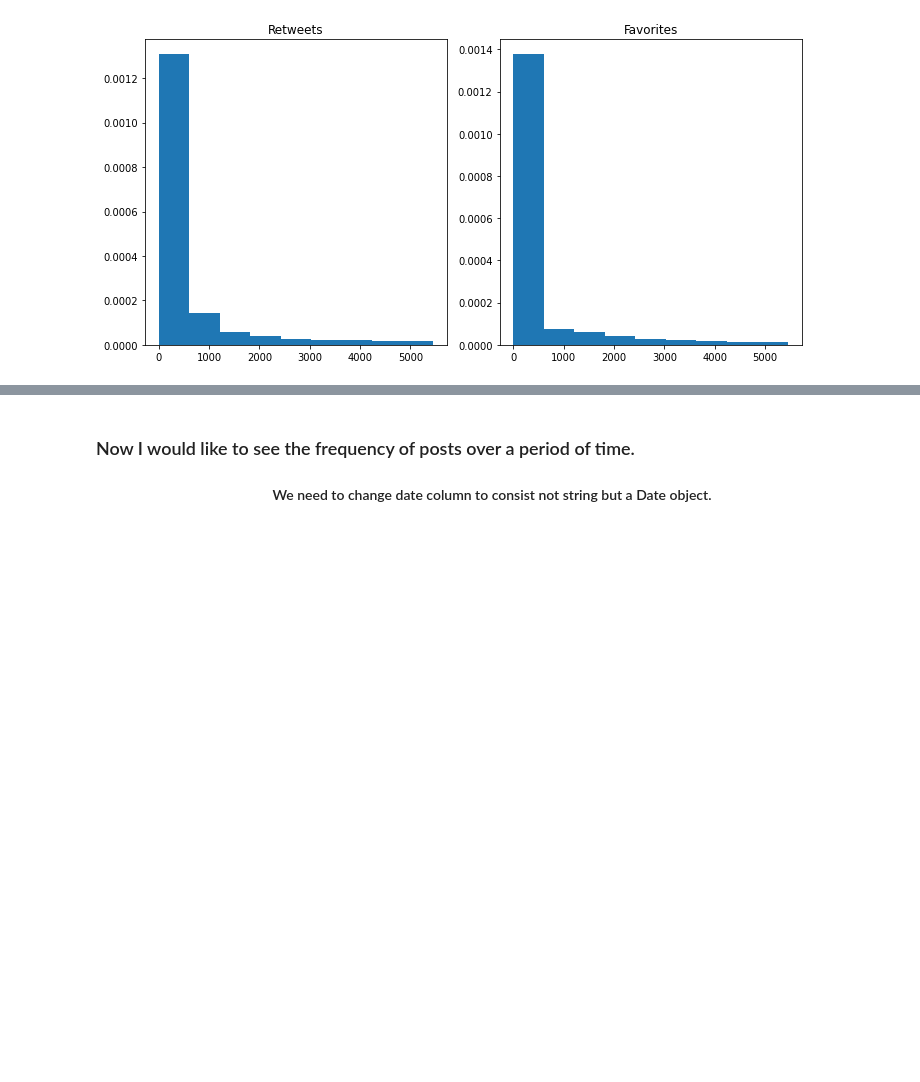
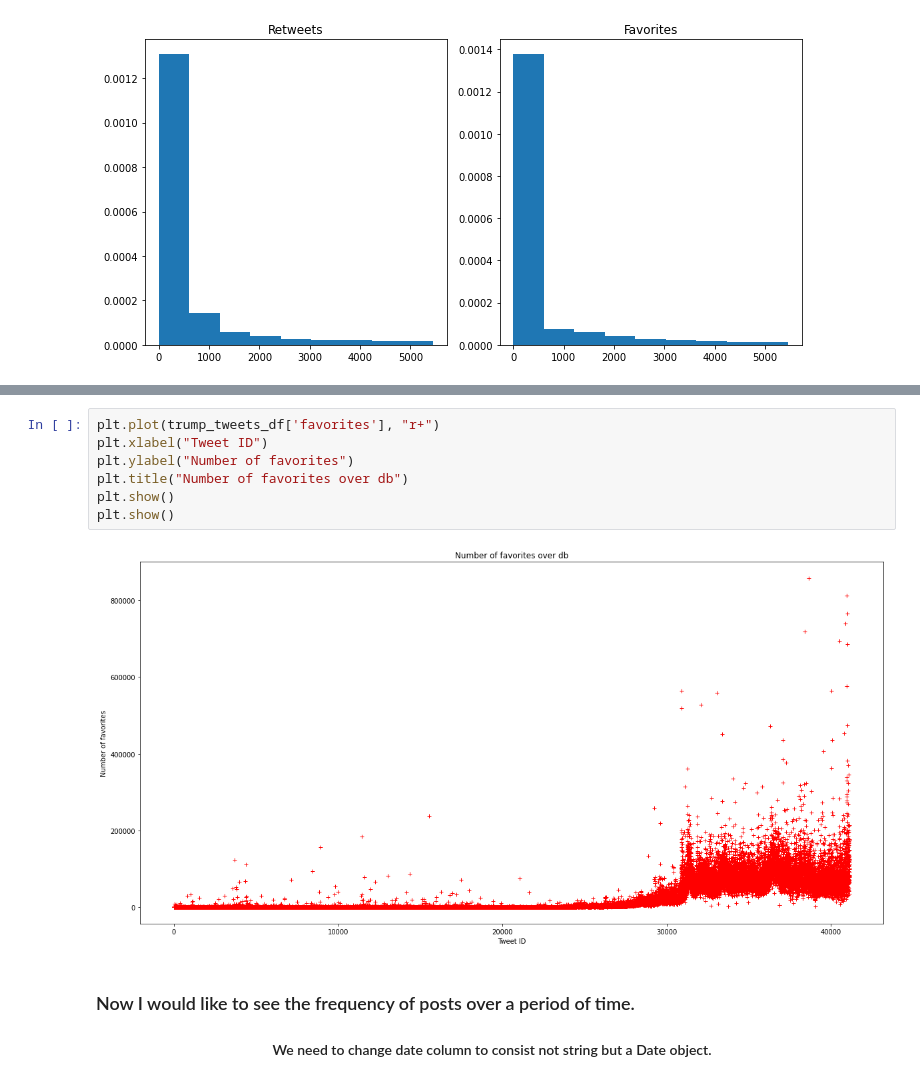
Before and after one commit to pajelonek/machine_learning_course, a Jupyter notebook: Lecture 2 - Data analysis, recognition and preparation/Lab4/Lab4_notebook.ipynb, the cells around one changed output, grey strips where cells are left out. Cells and saved outputs as stored; diff of their text form; blank space fills up the shorter version.

```diff
--- a/Lecture 2 - Data analysis, recognition and preparation/Lab4/Lab4_notebook.ipynb
+++ b/Lecture 2 - Data analysis, recognition and preparation/Lab4/Lab4_notebook.ipynb
@@ -66,3 +63,12 @@ plt.show()
+# %%
+plt.plot(trump_tweets_df['favorites'], "r+")
+plt.xlabel("Tweet ID")
+plt.ylabel("Number of favorites")
+plt.title("Number of favorites over db")
+plt.show()
+plt.show()
+# %% [output]
+[figure, added]
 # %% [markdown]
 ### Now I would like to see the frequency of posts over a period of time.
 
```
Also changed, not shown: parts of 10 cells of this notebook.
